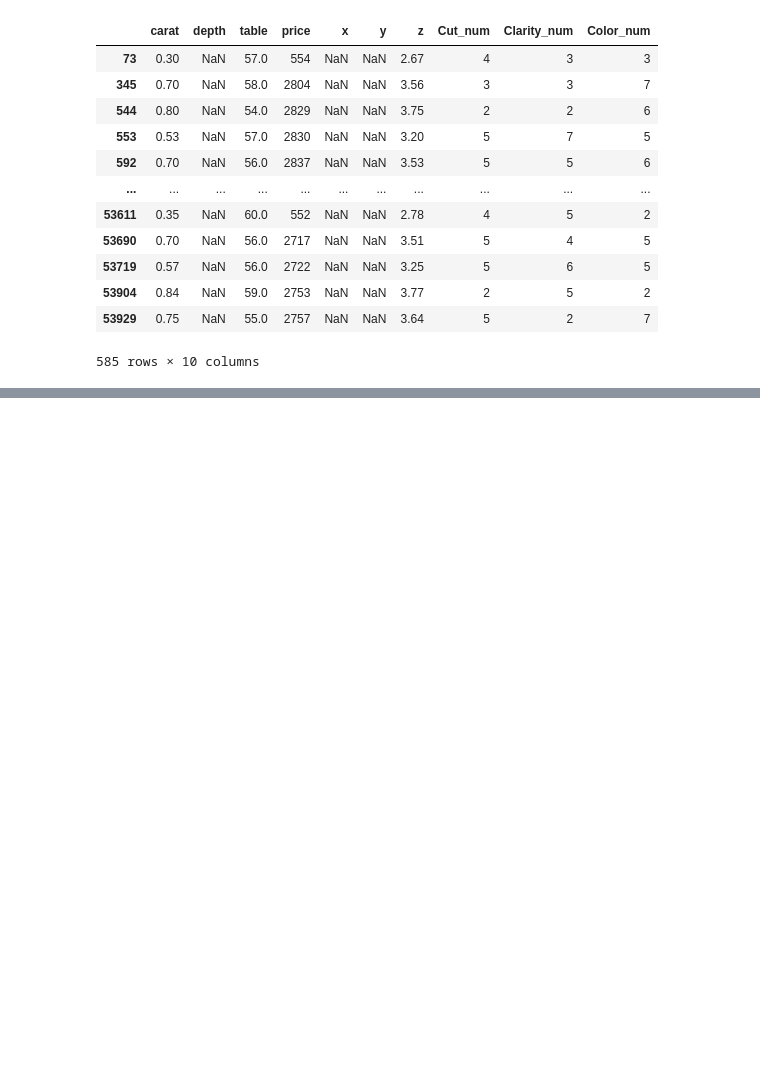
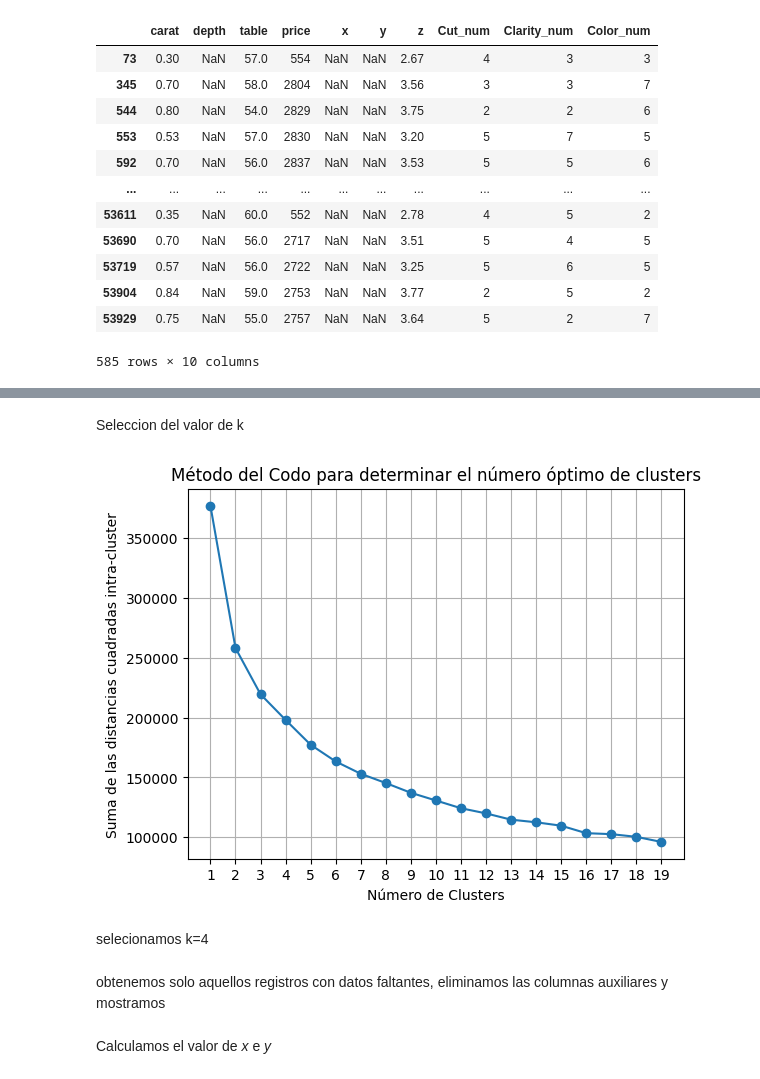
Before and after one commit to PedroAdair/Diamonds, a Jupyter notebook: Exp1/Trial1.ipynb, the cells around one changed output, grey strips where cells are left out. Cells and saved outputs as stored; diff of their text form; code cells hidden in the pictures; blank space fills up the shorter version.

```diff
--- a/Exp1/Trial1.ipynb
+++ b/Exp1/Trial1.ipynb
@@ -586,0 +585,3 @@ registros_con_valores_faltantes_y_z_depth
+# %%
+#eliminamos la columna sobrante
+df_imput.drop(columns=['cluster'], inplace=True)
@@ -586,0 +602,32 @@ registros_con_valores_faltantes_y_z_depth
+# %%
+df_filtrado.shape[0]  #datos completos
+
+df_missing_depth.shape[0] ##caso I
+df_imput.shape[0] #faltan x e depth
+df_complete_data = pd.concat([df_filtrado,df_missing_depth, df_imput])
+df_pre_imput_1  = pd.concat([df_complete_data, registros_con_valores_faltantes_y_z_depth])
+# %% [markdown]
+Seleccion del valor de k
+# %%
+n_clusters_range = range(1, 20)  # Probamos con 1 a 10 clusters
+inertia_values = []
+scaler = StandardScaler()
+scaled_features = scaler.fit_transform(df_pre_imput_1.drop(columns=['x',"y","depth" ]))
+
+for n_clusters in n_clusters_range:
+    kmeans = KMeans(n_clusters=n_clusters)
+    kmeans.fit(scaled_features)
+    inertia_values.append(kmeans.inertia_)
+
+# Graficamos la suma de las distancias cuadradas intra-cluster en función del número de clusters
+plt.plot(n_clusters_range, inertia_values, marker='o')
+plt.xlabel('Número de Clusters')
+plt.ylabel('Suma de las distancias cuadradas intra-cluster')
+plt.title('Método del Codo para determinar el número óptimo de clusters')
+plt.xticks(n_clusters_range)
+plt.grid(True)
+plt.show()
+# %% [output]
+[figure, added]
+# %% [markdown]
+selecionamos k=4
@@ -586,0 +639,2 @@ registros_con_valores_faltantes_y_z_depth
+# %% [markdown]
+obtenemos solo aquellos registros con datos faltantes, eliminamos las columnas auxiliares y mostramos
@@ -586,0 +644,2 @@ registros_con_valores_faltantes_y_z_depth
+# %% [markdown]
+Calculamos el valor de *x* e *y*
```
Also changed, not shown: parts of 23 cells of this notebook, 1 other file.
